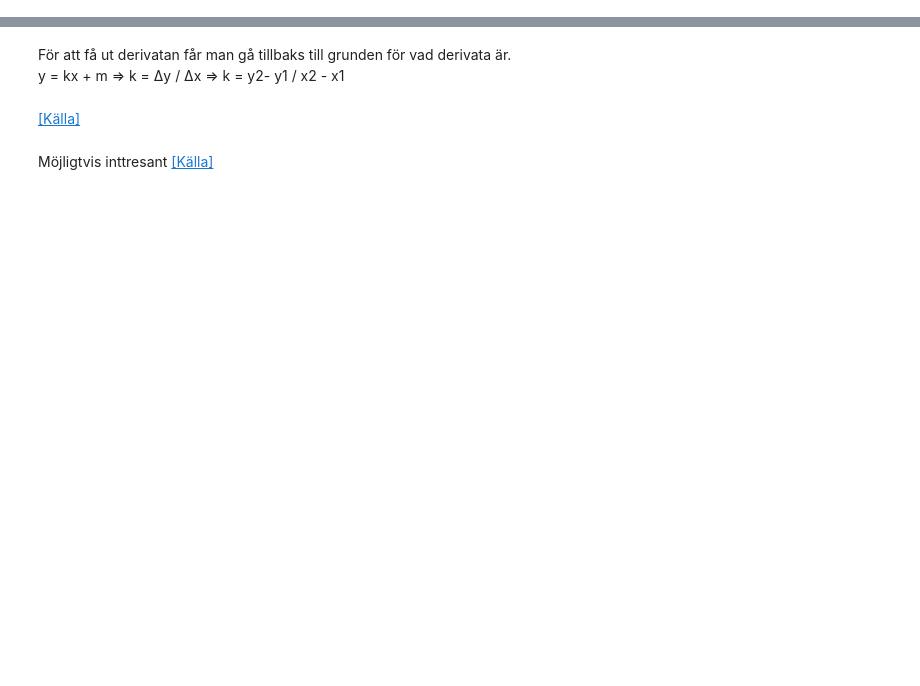
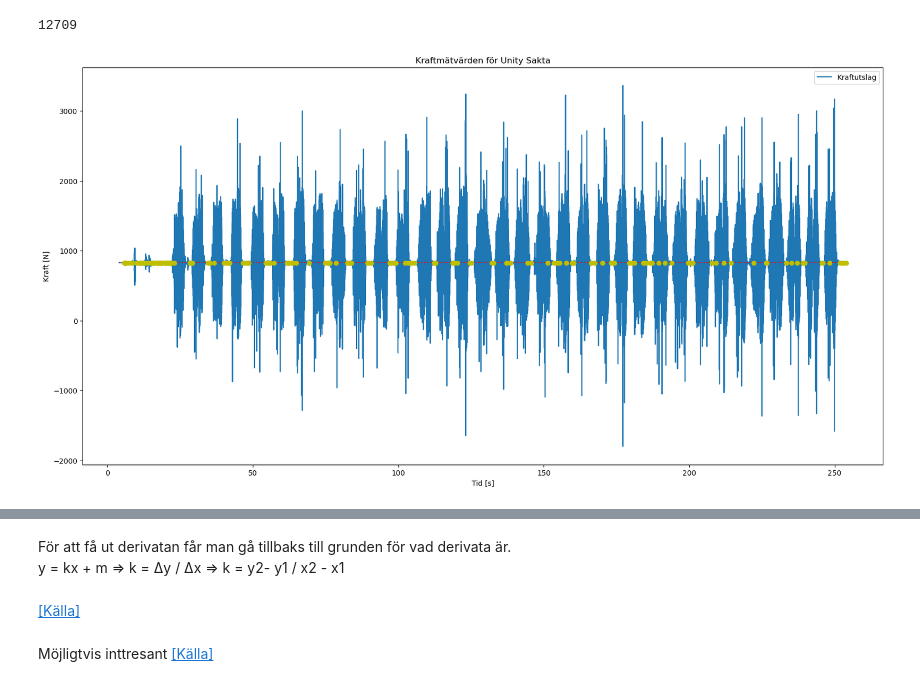
Before and after one commit to Pettson01/Examensarbete-force, a Jupyter notebook: oanvändKod.ipynb, the cells around one changed output, grey strips where cells are left out. Saved outputs shown, nothing was run; the diff lists cells and outputs as text; code cells hidden in the pictures; blank space fills up the shorter version.

```diff
--- a/oanvändKod.ipynb
+++ b/oanvändKod.ipynb
@@ -0,0 +1,44 @@
+# %%
+import pandas as pd
+import matplotlib as mp
+import matplotlib.pyplot as plt
+import math
+import numpy as np
+
+
+unitySlowDF = pd.read_csv("values/unitydata_slow_faster.csv")
+print(len(unitySlowDF))
+#unitySlowDF.name = "Unity Slow"
+unitySlowDF.name = "Unity Sakta"
+
+fig, ax = plt.subplots(1,1, figsize=(20,10))
+
+tmpName = unitySlowDF.name
+unitySlowDF = unitySlowDF[200:len(unitySlowDF)-1]
+unitySlowDF = unitySlowDF.reset_index()
+unitySlowDF.name = tmpName
+unitySlowDF.drop(columns=['index'], inplace=True)
+
+crossX = []
+crossY = []
+
+i = 0
+while(i < len(unitySlowDF)):
+    if(math.isclose(unitySlowDF['force'][i], unitySlowDF["force"].median(),abs_tol=0.2)):
+        crossX.append(unitySlowDF["time"][i])
+        crossY.append(unitySlowDF["force"][i])
+    i += 1
+
+
+ax.plot(unitySlowDF['time'],unitySlowDF['force'], label="Kraftutslag")
+ax.hlines(unitySlowDF['force'].mean(), xmin=unitySlowDF['time'][0], xmax=unitySlowDF['time'][len(unitySlowDF)-1], linestyles="dotted", color="red")
+ax.plot(crossX, crossY, "yo")
+
+ax.set_xlabel("Tid [s]")
+ax.set_ylabel("Kraft [N]")
+ax.set_title(f"Kraftmätvärden för {unitySlowDF.name}")
+ax.legend()
+plt.show()
+# %% [output]
+12709
+[figure, added]
```
Also changed, not shown: parts of 1 cell of this notebook, 2 other files.
